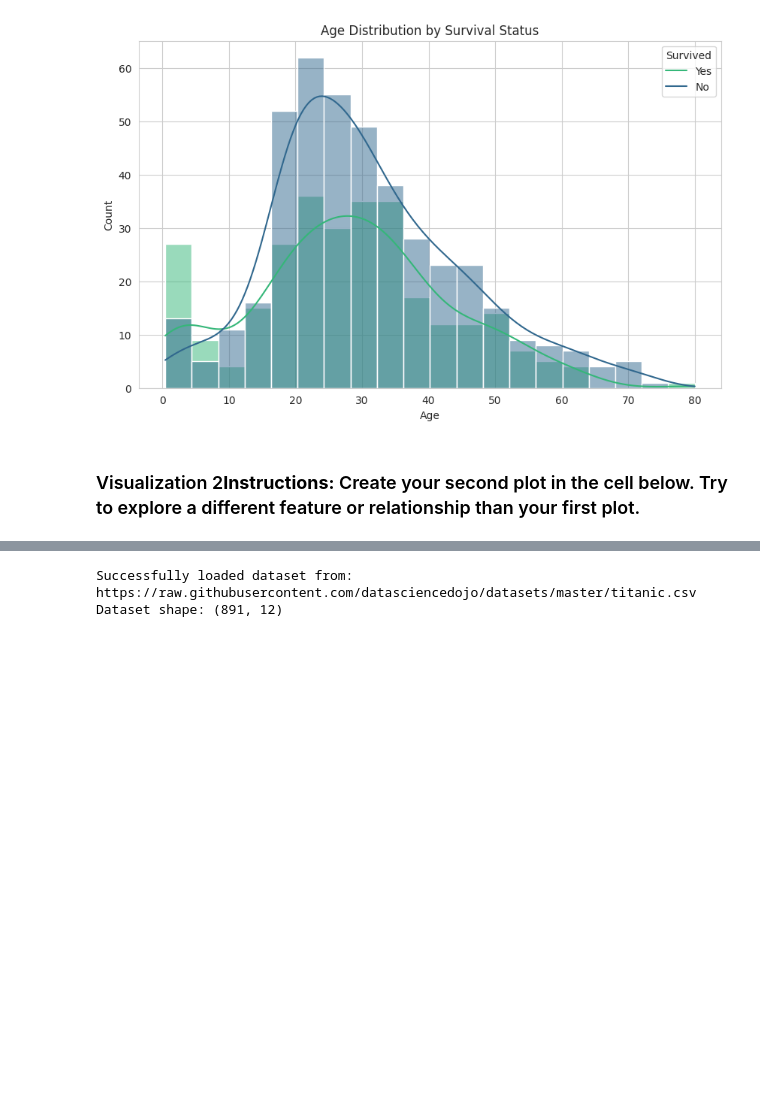
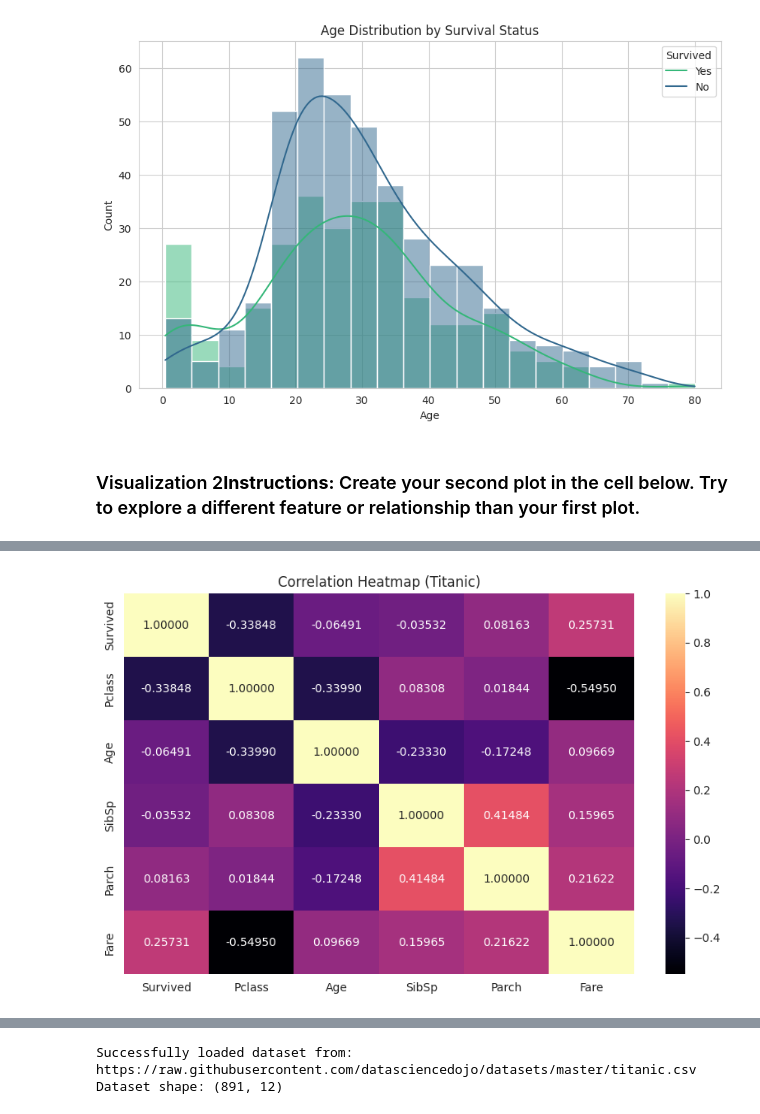
Before and after one commit to AliciaDLove1/Alicia-Love-ML-Course-, a Jupyter notebook: MT_AliciaLove_ITAI1371.ipynb, the cells around one changed output, grey strips where cells are left out. Saved outputs shown, nothing was run; the diff lists cells and outputs as text; code cells hidden in the pictures; blank space fills up the shorter version.

```diff
--- a/MT_AliciaLove_ITAI1371.ipynb
+++ b/MT_AliciaLove_ITAI1371.ipynb
@@ -126,0 +131,5 @@ Passing `palette` without assigning `hue` is deprecated and will be removed in v
+# %%
+# --- Data Preprocessing (minimal, to ensure 'Survived' and 'Age' are clean for plots) ---
+# Fill missing 'Age' values with median for plotting if not already done by Part 3
+if 'Age' in df.columns and df['Age'].isnull().any():
+    df['Age'].fillna(df['Age'].median(), inplace=True)
@@ -126,0 +143,15 @@ Passing `palette` without assigning `hue` is deprecated and will be removed in v
+# %%
+# Ensure 'Sex' is processed for FacetGrid if not already done by Part 3
+# This is a simplification to ensure the plotting code can run.
+if 'Sex' in df.columns and 'sex_encoded' not in df.columns:
+    df['sex_encoded'] = df['Sex'].map({'female': 0, 'male': 1})
+    df['Sex'] = df['Sex'].astype('category') # Convert to category for FacetGrid if not already
+# %%
+sns.set_style('whitegrid')
+
+plt.figure(figsize=(10, 6))
+sns.boxplot(x='Survived', y='Age', data=df, palette='viridis')
+plt.title('Age Distribution by Survival Status')
+plt.xlabel('Survived (0 = No, 1 = Yes)')
+plt.ylabel('Age')
+plt.show()
@@ -126,0 +163,9 @@ Passing `palette` without assigning `hue` is deprecated and will be removed in v
+# %%
+# 2. Heatmap: Correlation between numberical features
+plt.figure(figsize=(10,6 ))
+corr = df[['Survived', 'Pclass', 'Age', 'SibSp', 'Parch', 'Fare']].corr()
+sns.heatmap(corr, annot=True, cmap='magma', fmt=".5f")
+plt.title('Correlation Heatmap (Titanic)')
+plt.show()
+# %% [output]
+[figure, added]
```
Also changed, not shown: parts of 13 cells of this notebook.
